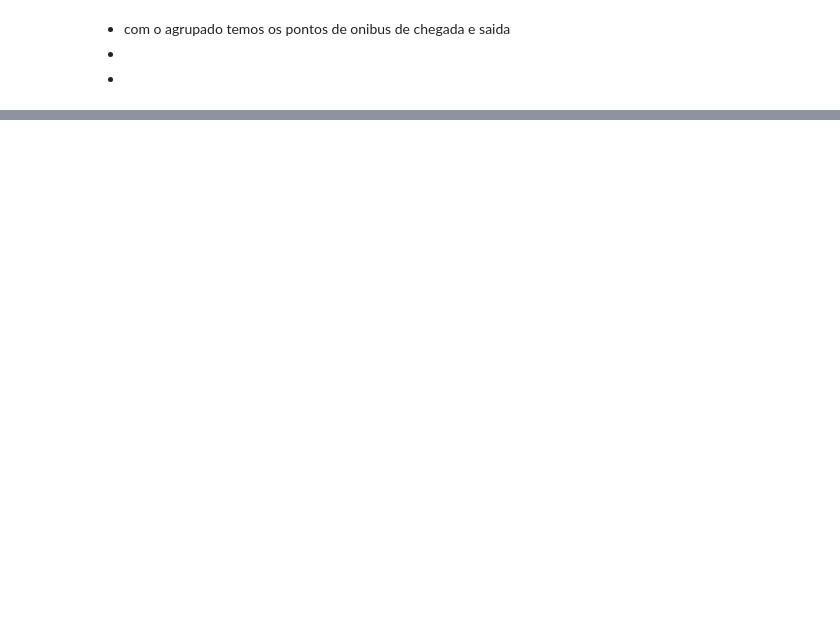
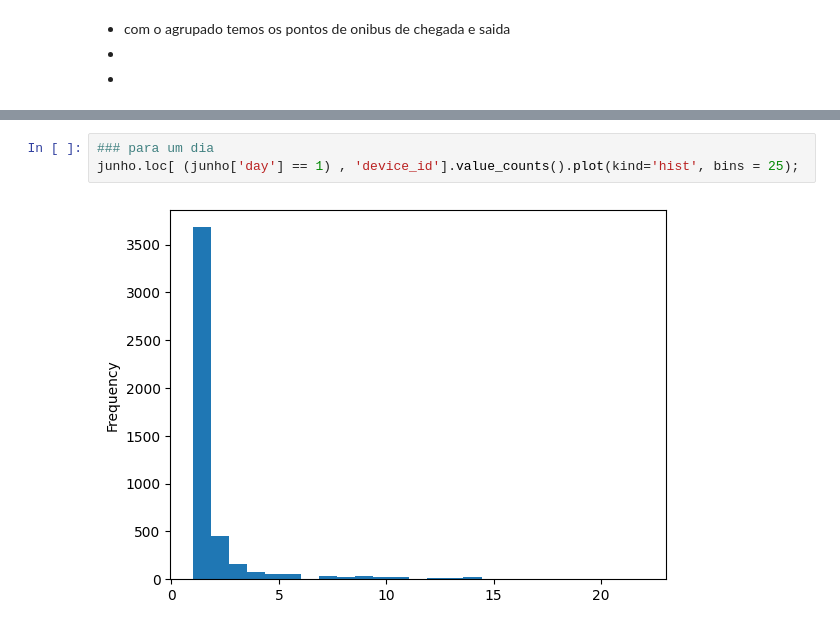
Before and after one commit to guilistocco/TCC_TABELA_DE_HORARIOS, a Jupyter notebook: seleciona passageiros JUNHO.ipynb, the cells around one changed output, grey strips where cells are left out. Cells and saved outputs as stored; diff of their text form; blank space fills up the shorter version.

```diff
--- a/seleciona passageiros JUNHO.ipynb
+++ b/seleciona passageiros JUNHO.ipynb
@@ -429,0 +573,5 @@ Name: day, dtype: int64
+# %%
+### para um dia
+junho.loc[ (junho['day'] == 1) , 'device_id'].value_counts().plot(kind='hist', bins = 25);
+# %% [output]
+[figure, added]
```
Also changed, not shown: parts of 14 cells of this notebook, 2 other files.
